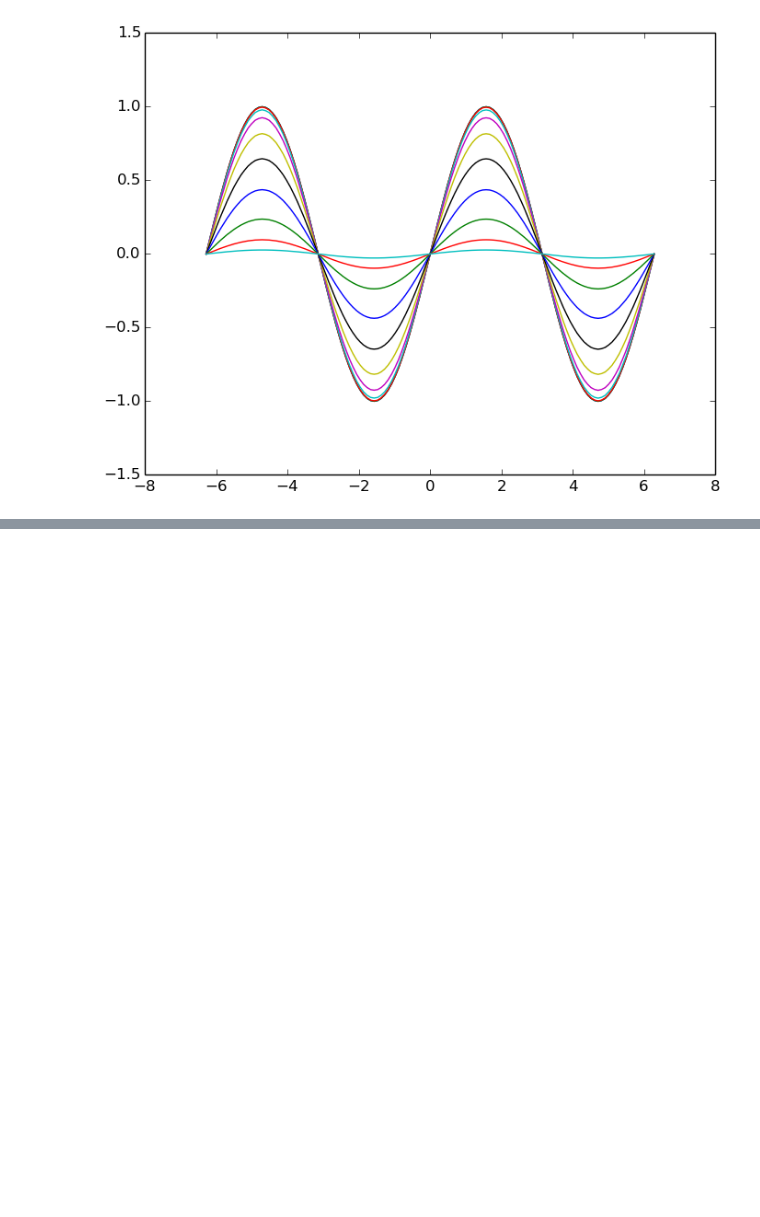
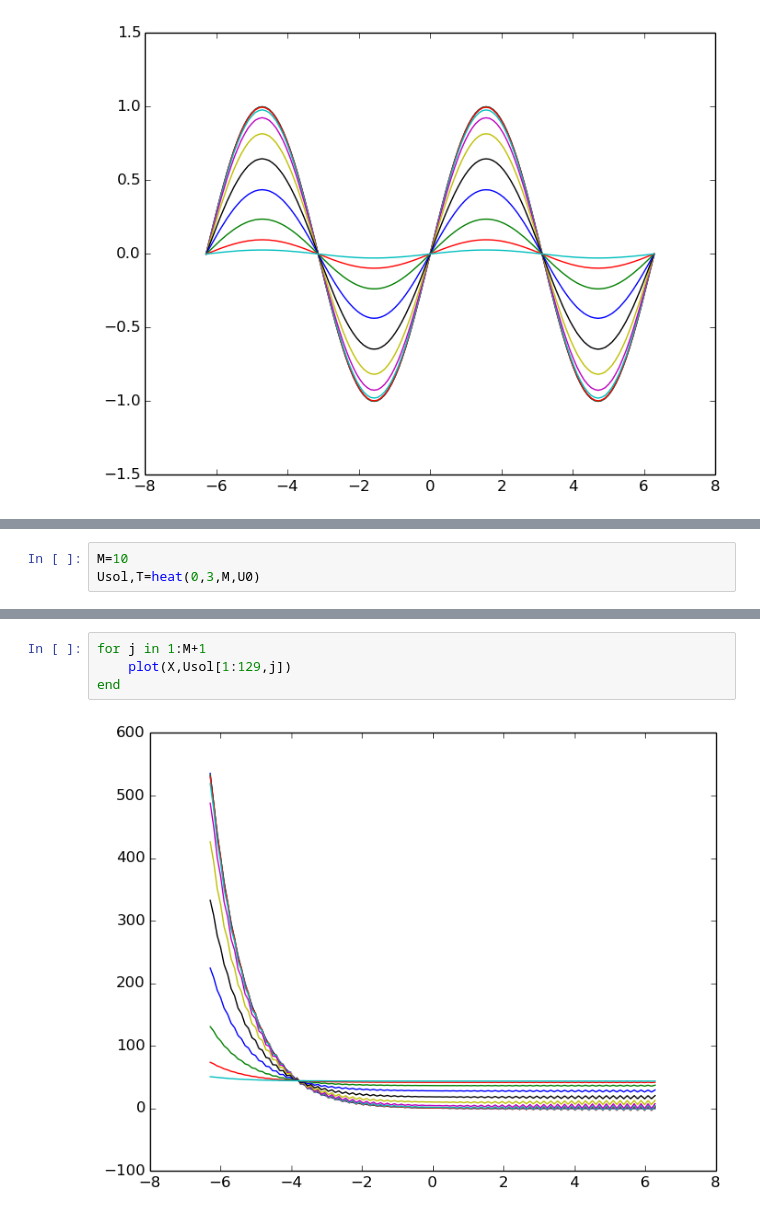
Before and after one commit to carlosmvillegasb/ProyectoFinal, a Jupyter notebook: ProyectoFourier_Granados-Villegas.ipynb, the cells around one changed output, grey strips where cells are left out. Drawn from its saved outputs; the diff is of its cells as text; blank space fills up the shorter version.

```diff
--- a/ProyectoFourier_Granados-Villegas.ipynb
+++ b/ProyectoFourier_Granados-Villegas.ipynb
@@ -525,0 +559,3 @@ end
+# %%
+M=10
+Usol,T=heat(0,3,M,U0)
@@ -525,0 +580,6 @@ end
+# %%
+for j in 1:M+1
+    plot(X,Usol[1:129,j])
+end
+# %% [output]
+[figure, added]
```
Also changed, not shown: parts of 17 cells of this notebook.
